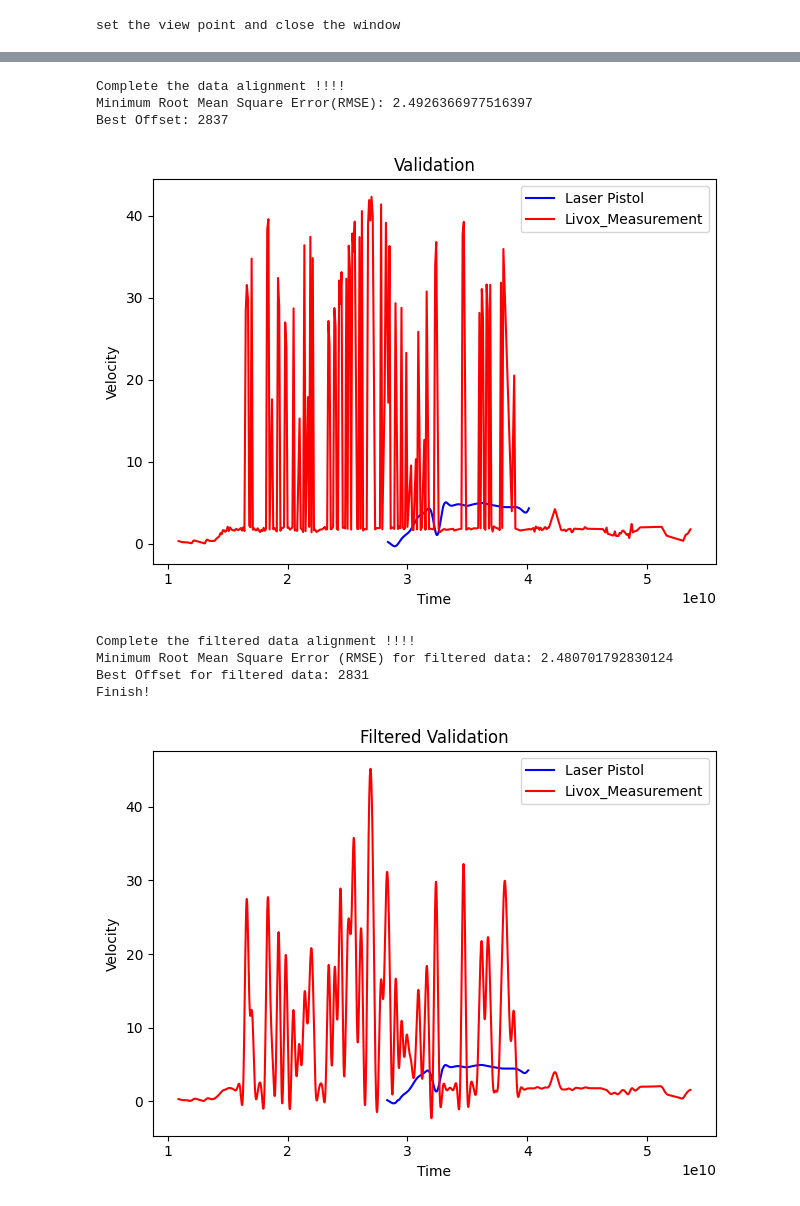
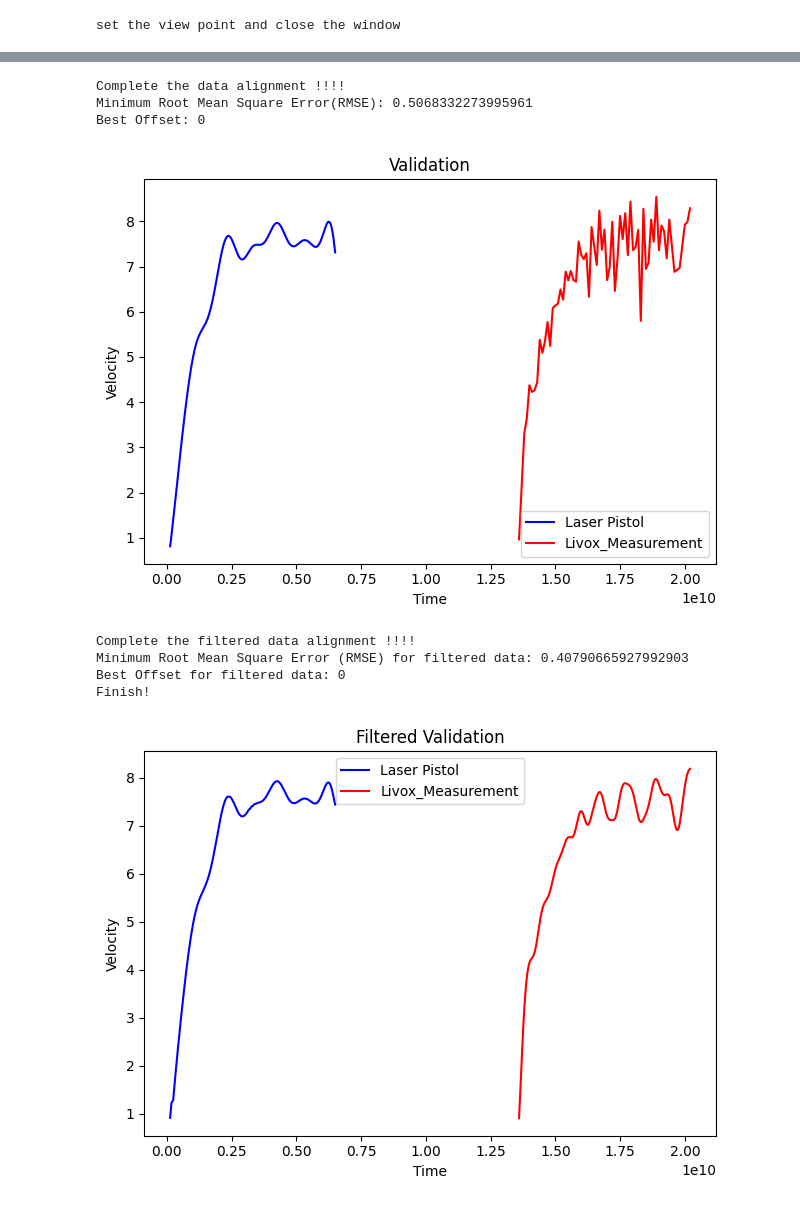
Before and after one commit to KenKobayashilax/lidar_in_soccer, a Jupyter notebook: bbox_detect_modified.ipynb, the cells around one changed output, grey strips where cells are left out. Drawn from its saved outputs; the diff is of its cells as text; code cells hidden in the pictures.

```diff
--- a/bbox_detect_modified.ipynb
+++ b/bbox_detect_modified.ipynb
@@ -265,7 +301,7 @@ ms = pd.read_csv(ms_directory_path)
 
 # directory path of ground truth csv file
 gt_folder = DATA_PATH + "/data"
-gt_file_name = "Run_2.csv"
+gt_file_name = "Run_4.csv"
 gt_directory_path = os.path.join(BASE_PATH, gt_folder, gt_file_name)
 gt = pd.read_csv(gt_directory_path)
 
@@ -321,38 +357,38 @@ plt_file = "validation_plot.png"
 plt_path = os.path.join(BASE_PATH, folder_tracked, ms_folder, plt_file)
 plt.savefig(plt_path)
 plt.show()
 
 # FOR FILTERED DATA
 print(f"Complete the filtered data alignment !!!!")
 print(f"Minimum Root Mean Square Error (RMSE) for filtered data: {min_rmse_filtered}")
 print(f"Best Offset for filtered data: {best_offset_filtered}")
 
 f_plt = plot_validation_filtered_result(len_diff_filtered, best_chunk_filtered, gt, ms)
 f_plt_file = "filtered_validation_plot.png"
 f_plt_path = os.path.join(BASE_PATH, folder_tracked, ms_folder, f_plt_file)
 f_plt.savefig(f_plt_path)
 
 
 # save the RMSE to file
 rmse_csv_file = "rmse.csv"
 rmse_csv_path = os.path.join(BASE_PATH, folder_tracked, ms_folder, rmse_csv_file)
 
 with open(rmse_csv_path, mode='w', newline='') as file:
     writer = csv.writer(file)
 
     writer.writerow(['NAME', 'RMSE', 'Filtered RMSE'])
     writer.writerow([experiment_name, min_rmse, min_rmse_filtered])
 
 
 
 print("Finish!")
 # %% [output]
 Complete the data alignment !!!!
-Minimum Root Mean Square Error(RMSE): 2.4926366977516397
-Best Offset: 2837
+Minimum Root Mean Square Error(RMSE): 0.5068332273995961
+Best Offset: 0
-[figure, old version]
+[figure, new version]
 Complete the filtered data alignment !!!!
-Minimum Root Mean Square Error (RMSE) for filtered data: 2.480701792830124
-Best Offset for filtered data: 2831
+Minimum Root Mean Square Error (RMSE) for filtered data: 0.40790665927992903
+Best Offset for filtered data: 0
 Finish!
-[figure, old version]
+[figure, new version]
```
Also changed, not shown: parts of 2 cells of this notebook, 1 other file.
